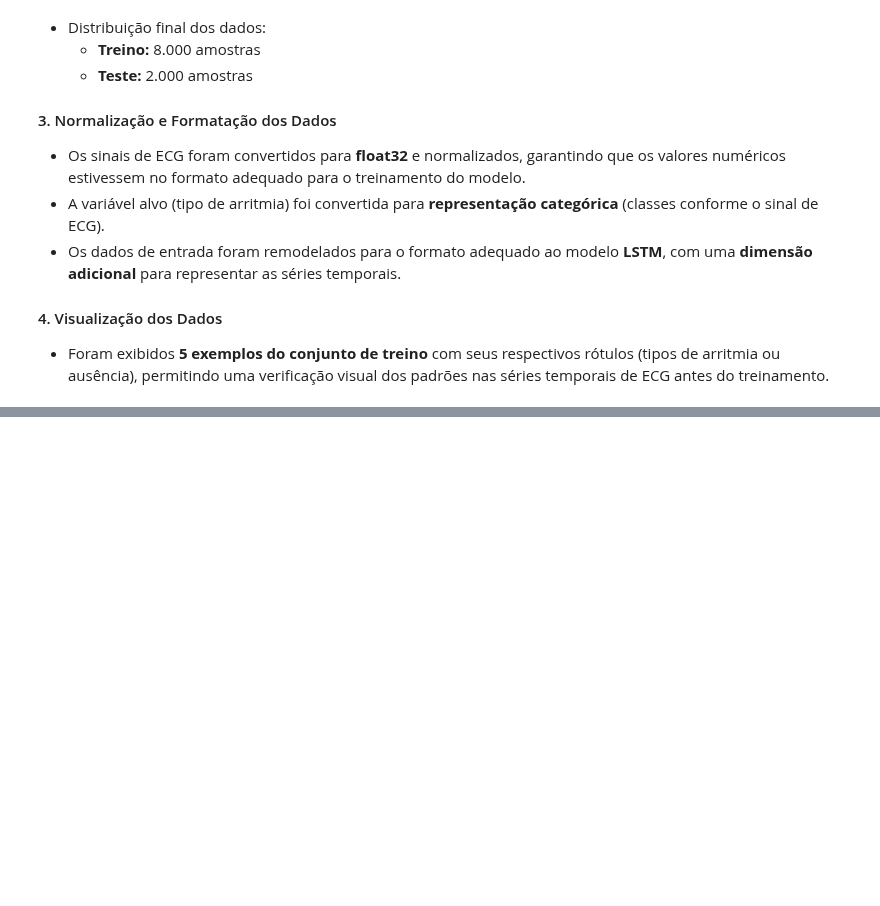
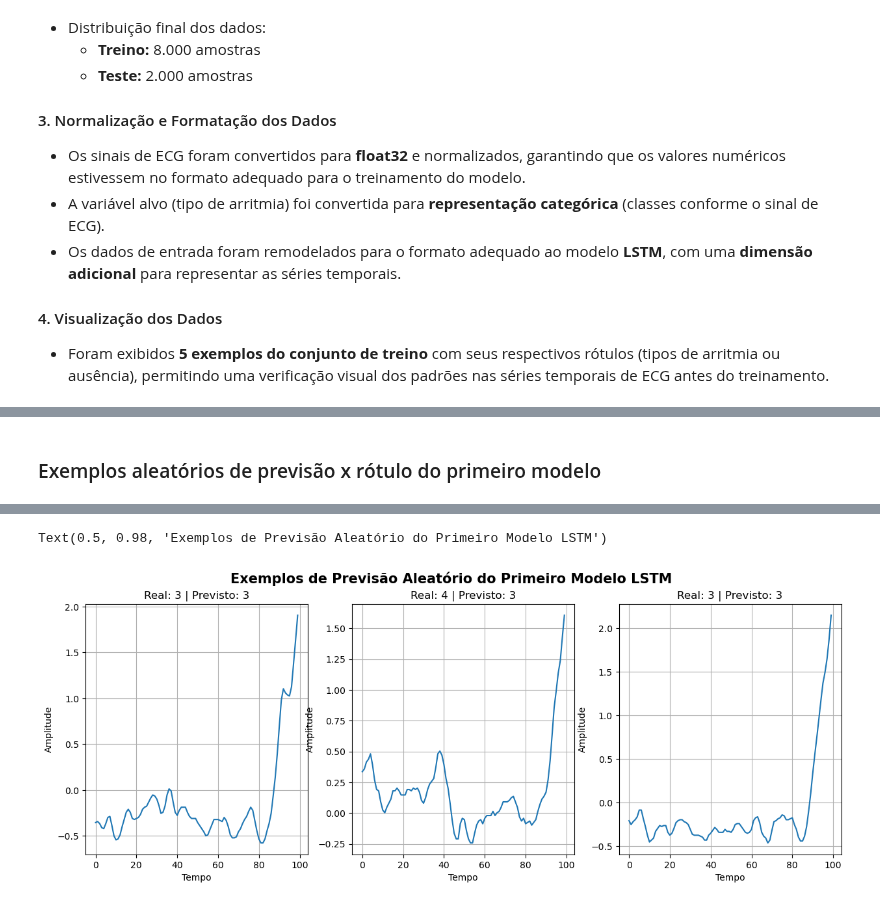
Before and after one commit to guipereira2/Projetos_RedesNeurais, a Jupyter notebook: Projeto 4 - Redes Recorrentes/Projeto4.ipynb, the cells around one changed output, grey strips where cells are left out. Cells and saved outputs as stored; diff of their text form; code cells hidden in the pictures; blank space fills up the shorter version.

```diff
--- a/Projeto 4 - Redes Recorrentes/Projeto4.ipynb
+++ b/Projeto 4 - Redes Recorrentes/Projeto4.ipynb
@@ -93,0 +324,25 @@ Tamanho do teste: (559, 100), (559,)
+# %% [markdown]
+### Exemplos aleatórios de previsão x rótulo do primeiro modelo
+# %%
+# Selecionar 3 amostras aleatórias do conjunto de teste
+indices_amostras = np.random.choice(len(X_teste), 3, replace=False)
+X_exemplos = X_teste[indices_amostras]
+y_exemplos = y_teste[indices_amostras]
+
+# Fazer previsões com o modelo treinado
+previsoes_1 = primeiro_lstm.predict(X_exemplos)
+y_preditos = np.argmax(previsoes_1, axis=1)
+y_reais = np.argmax(y_exemplos, axis=1)
+
+# Plotar os exemplos com previsões vs. rótulos reais
+plt.figure(figsize=(15, 5))
+for i in range(3):
+    plt.subplot(1, 3, i + 1)
+    plt.plot(X_exemplos[i])  # Plot do sinal ECG
+    plt.title(f"Real: {y_reais[i]} | Previsto: {y_preditos[i]}")
+    plt.xlabel("Tempo")
+    plt.ylabel("Amplitude")
+    plt.grid()
+
+plt.suptitle("Exemplos de Previsão Aleatório do Primeiro Modelo LSTM", fontsize=15, fontweight='bold')
+# %% [output]
@@ -93,0 +350,2 @@ Tamanho do teste: (559, 100), (559,)
+Text(0.5, 0.98, 'Exemplos de Previsão Aleatório do Primeiro Modelo LSTM')
+[figure, added]
```
Also changed, not shown: parts of 37 cells of this notebook, 2 other files.
